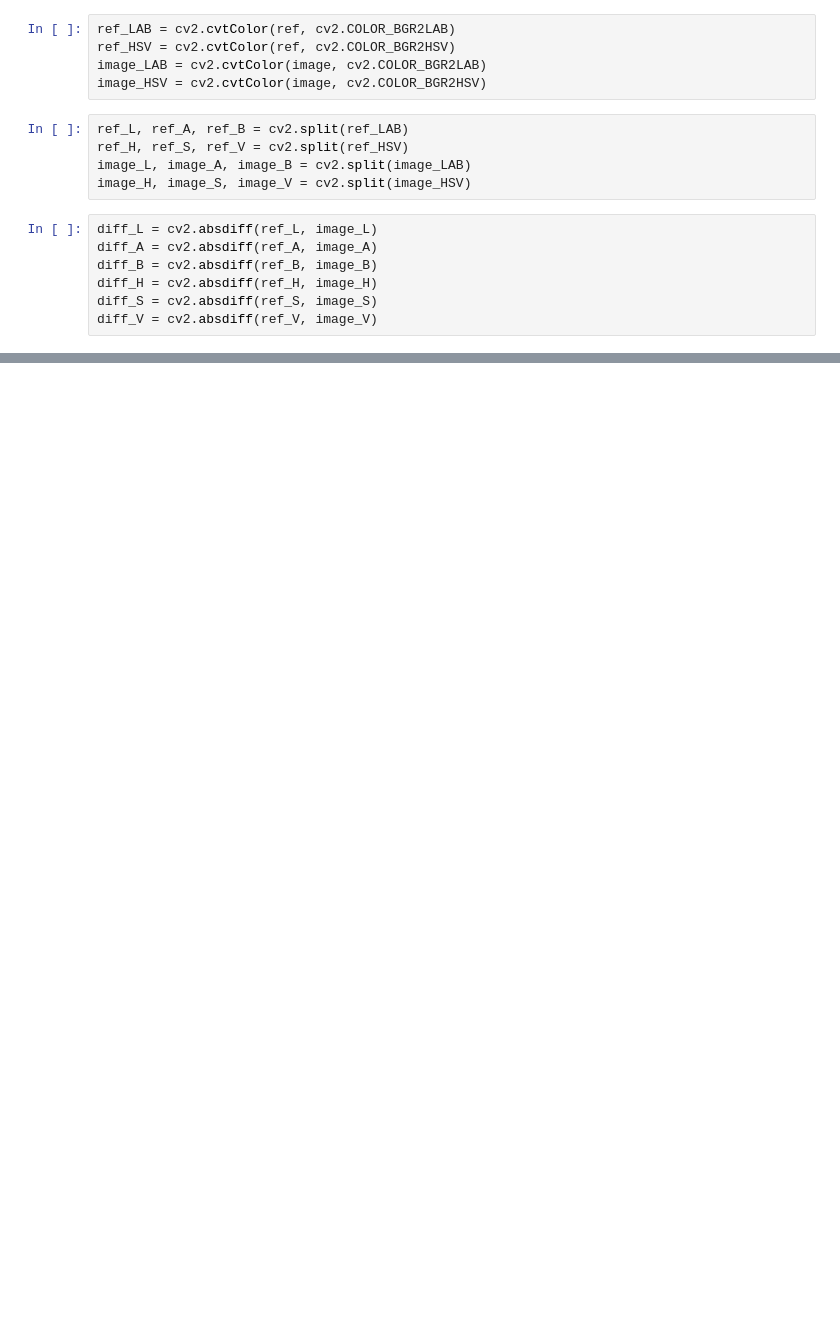
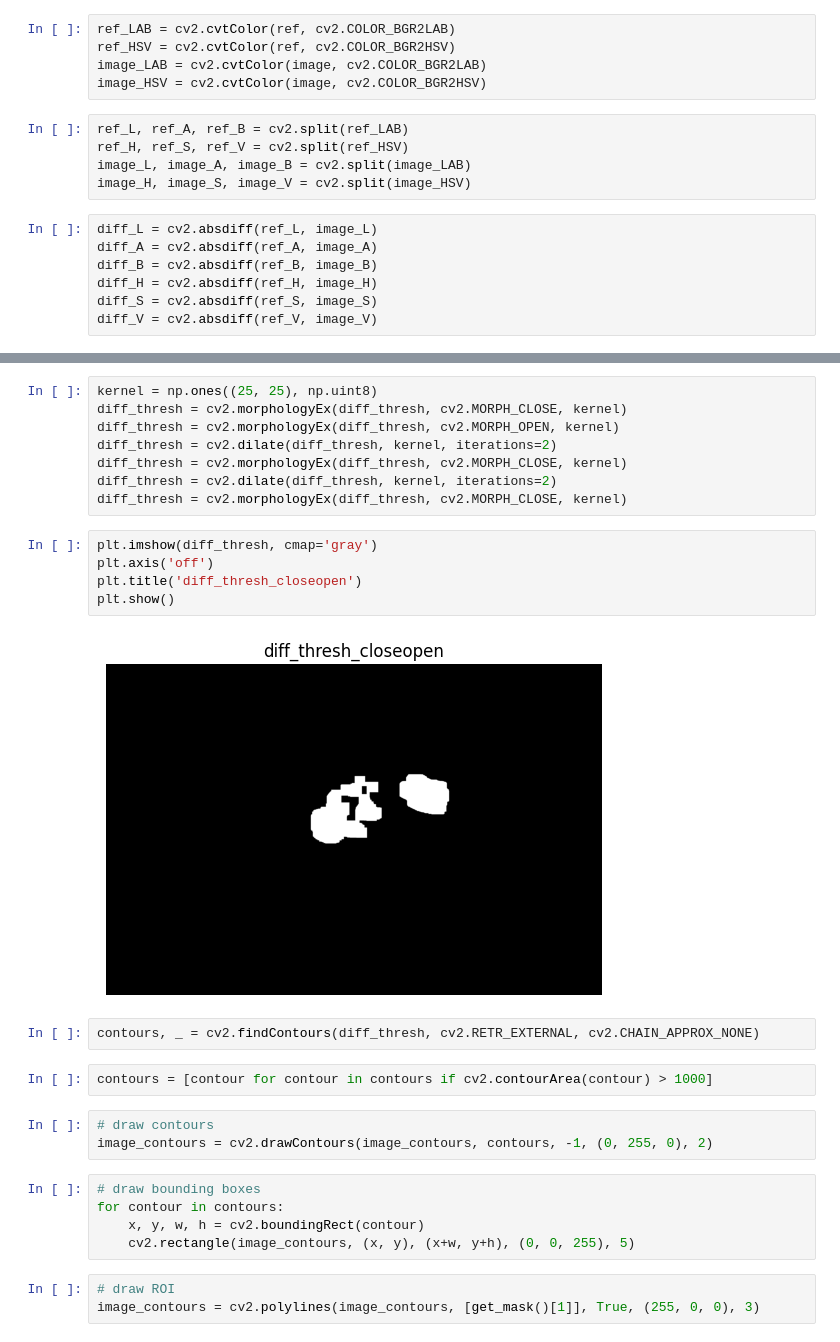
Before and after one commit to Paul-Fontaine/TP1_vision_artificielle, a Jupyter notebook: LAB_HSV.ipynb, the cells around one changed output, grey strips where cells are left out. Saved outputs shown, nothing was run; the diff lists cells and outputs as text; blank space fills up the shorter version.

```diff
--- a/LAB_HSV.ipynb
+++ b/LAB_HSV.ipynb
@@ -78,0 +85,30 @@ fig.savefig(f'diffs/{piece}/diff_IMG_{id}.png')
+# %%
+kernel = np.ones((25, 25), np.uint8)
+diff_thresh = cv2.morphologyEx(diff_thresh, cv2.MORPH_CLOSE, kernel)
+diff_thresh = cv2.morphologyEx(diff_thresh, cv2.MORPH_OPEN, kernel)
+diff_thresh = cv2.dilate(diff_thresh, kernel, iterations=2)
+diff_thresh = cv2.morphologyEx(diff_thresh, cv2.MORPH_CLOSE, kernel)
+diff_thresh = cv2.dilate(diff_thresh, kernel, iterations=2)
+diff_thresh = cv2.morphologyEx(diff_thresh, cv2.MORPH_CLOSE, kernel)
+# %%
+plt.imshow(diff_thresh, cmap='gray')
+plt.axis('off')
+plt.title('diff_thresh_closeopen')
+plt.show()
+# %% [output]
+[figure, added]
+# %%
+contours, _ = cv2.findContours(diff_thresh, cv2.RETR_EXTERNAL, cv2.CHAIN_APPROX_NONE)
+# %%
+contours = [contour for contour in contours if cv2.contourArea(contour) > 1000]
+# %%
+# draw contours
+image_contours = cv2.drawContours(image_contours, contours, -1, (0, 255, 0), 2)
+# %%
+# draw bounding boxes
+for contour in contours:
+    x, y, w, h = cv2.boundingRect(contour)
+    cv2.rectangle(image_contours, (x, y), (x+w, y+h), (0, 0, 255), 5)
+# %%
+# draw ROI
+image_contours = cv2.polylines(image_contours, [get_mask()[1]], True, (255, 0, 0), 3)
```
Also changed, not shown: parts of 11 cells of this notebook, 1 other file.
